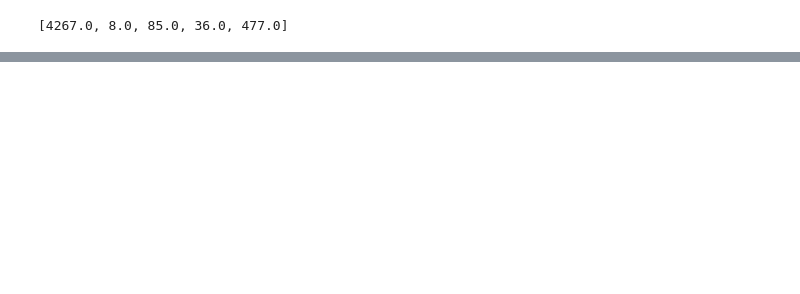
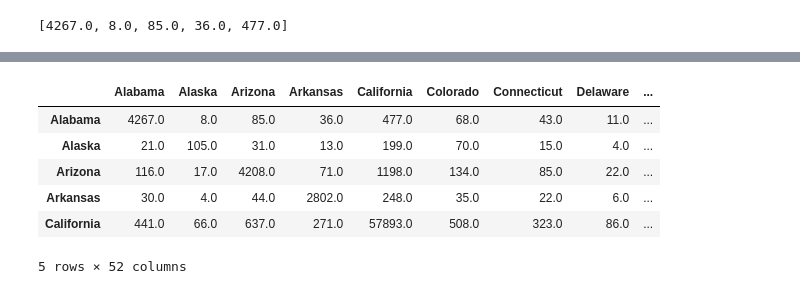
Before and after one commit to Ecboxer/bodylogicmd, a Jupyter notebook: write_state_matrix.ipynb, the cells around one changed output, grey strips where cells are left out. Drawn from its saved outputs; the diff is of its cells as text; code cells hidden in the pictures; blank space fills up the shorter version.

```diff
--- a/write_state_matrix.ipynb
+++ b/write_state_matrix.ipynb
@@ -211,0 +253,11 @@ TODO Regional matrix
+# %%
+df_M = pd.DataFrame(M_other, columns=states, index=states)
+df_M.head()
+# %% [output]
+|  | Alabama | Alaska | Arizona | Arkansas | California | Colorado | Connecticut | Delaware | ... |
+| Alabama | 4267.0 | 8.0 | 85.0 | 36.0 | 477.0 | 68.0 | 43.0 | 11.0 | ... |
+| Alaska | 21.0 | 105.0 | 31.0 | 13.0 | 199.0 | 70.0 | 15.0 | 4.0 | ... |
+| Arizona | 116.0 | 17.0 | 4208.0 | 71.0 | 1198.0 | 134.0 | 85.0 | 22.0 | ... |
+| Arkansas | 30.0 | 4.0 | 44.0 | 2802.0 | 248.0 | 35.0 | 22.0 | 6.0 | ... |
+| California | 441.0 | 66.0 | 637.0 | 271.0 | 57893.0 | 508.0 | 323.0 | 86.0 | ... |
+5 rows × 52 columns
```
Also changed, not shown: parts of 17 cells of this notebook, 4 other files.
